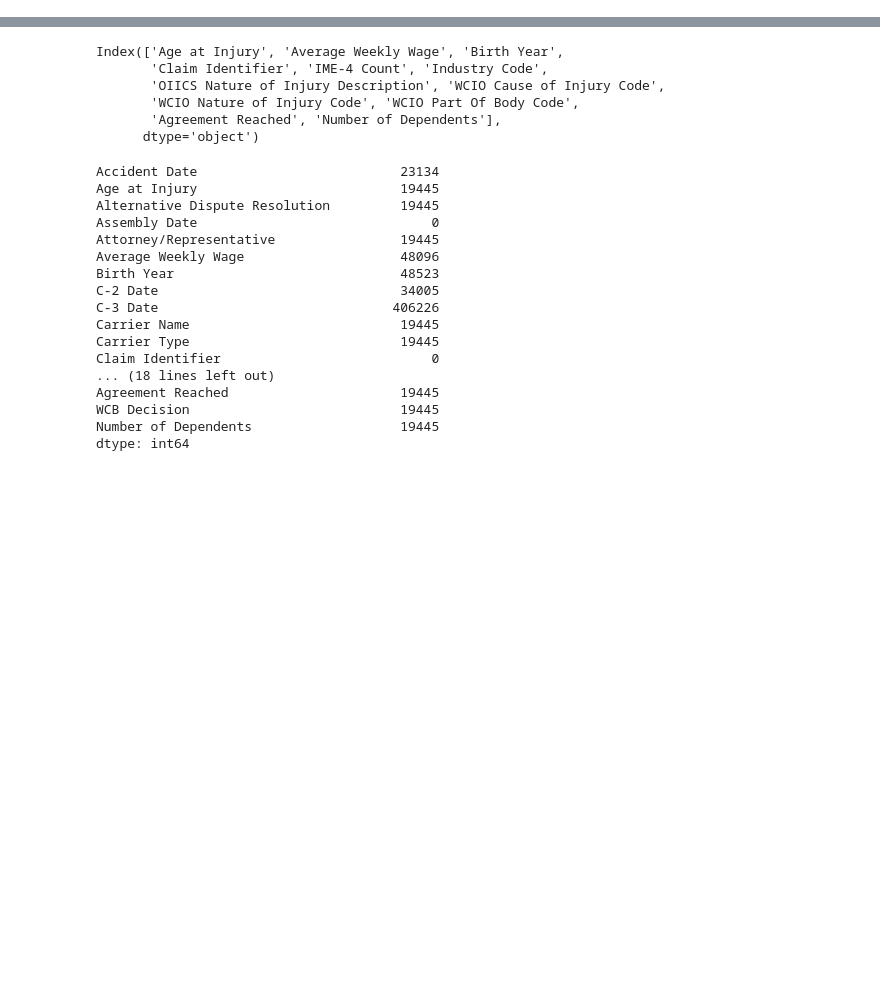
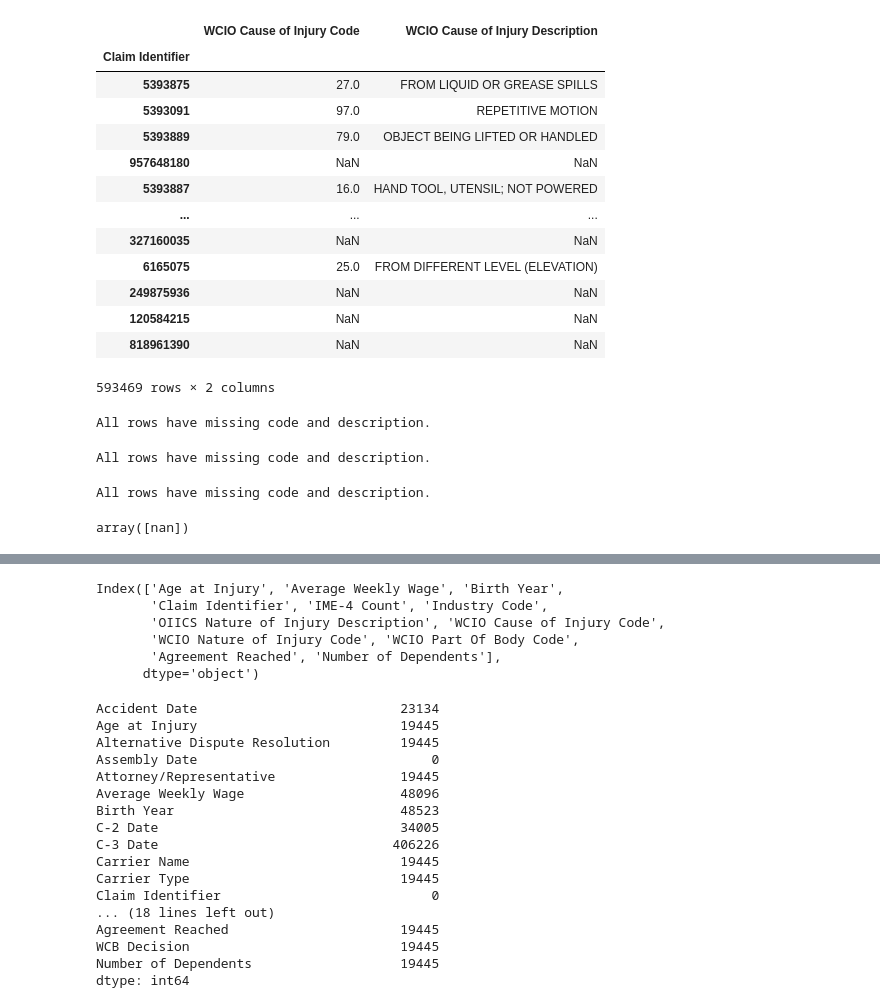
Before and after one commit to LeonardoDiCaterina/Machine_Learning_G19, a Jupyter notebook: Notebooks/Data_Pre-processing.ipynb, the cells around one changed output, grey strips where cells are left out. Drawn from its saved outputs; the diff is of its cells as text; code cells hidden in the pictures; blank space fills up the shorter version.

Commit message:
This is what data-preproc starts to look like!!

```diff
--- a/Notebooks/Data_Pre-processing.ipynb
+++ b/Notebooks/Data_Pre-processing.ipynb
@@ -56,0 +159,17 @@ memory usage: 149.4+ MB
+# %%
+train[["WCIO Cause of Injury Code", "WCIO Cause of Injury Description"]]
+# %% [output]
+|  | WCIO Cause of Injury Code | WCIO Cause of Injury Description |
+| Claim Identifier |  |  |
+| 5393875 | 27.0 | FROM LIQUID OR GREASE SPILLS |
+| 5393091 | 97.0 | REPETITIVE MOTION |
+| 5393889 | 79.0 | OBJECT BEING LIFTED OR HANDLED |
+| 957648180 | NaN | NaN |
+| 5393887 | 16.0 | HAND TOOL, UTENSIL; NOT POWERED |
+| ... | ... | ... |
+| 327160035 | NaN | NaN |
+| 6165075 | 25.0 | FROM DIFFERENT LEVEL (ELEVATION) |
+| 249875936 | NaN | NaN |
+| 120584215 | NaN | NaN |
+| 818961390 | NaN | NaN |
+593469 rows × 2 columns
@@ -56,0 +187,16 @@ memory usage: 149.4+ MB
+# %%
+data_missingness(train, 'WCIO Cause of Injury Code', 'WCIO Cause of Injury Description')
+# %% [output]
+All rows have missing code and description.
+# %%
+data_missingness(train, 'WCIO Nature of Injury Code', 'WCIO Nature of Injury Description')
+# %% [output]
+All rows have missing code and description.
+# %%
+data_missingness(train, 'WCIO Part Of Body Code', 'WCIO Part Of Body Description')
+# %% [output]
+All rows have missing code and description.
+# %%
+train['OIICS Nature of Injury Description'].unique()
+# %% [output]
+array([nan])
```
Also changed, not shown: parts of 49 cells of this notebook.
